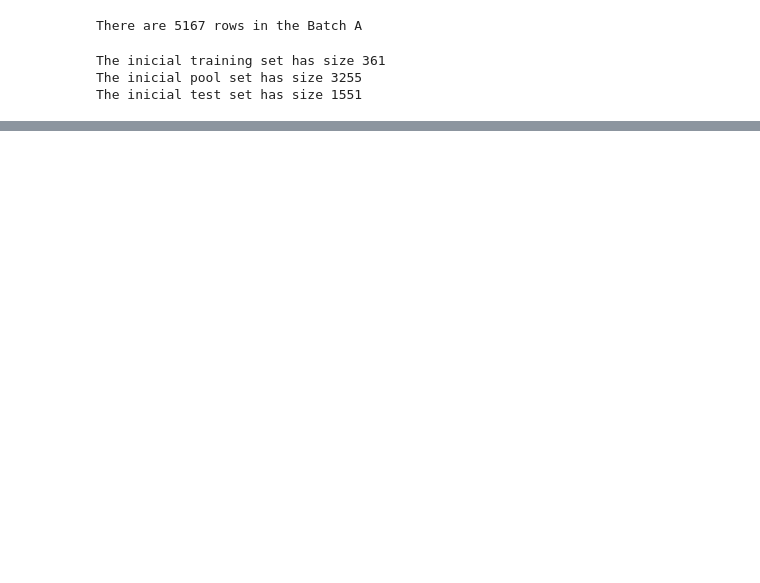
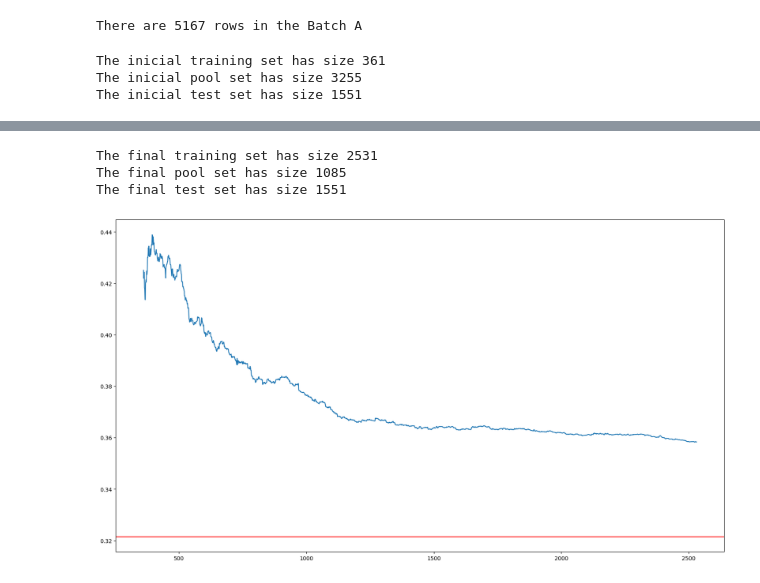
Before and after one commit to pharmbio/Thesis_ActLearn_DOP_2022, a Jupyter notebook: main/supervised_learning/active_learning_regression.ipynb, the cells around one changed output, grey strips where cells are left out. Cells and saved outputs as stored; diff of their text form; code cells hidden in the pictures; blank space fills up the shorter version.

```diff
--- a/main/supervised_learning/active_learning_regression.ipynb
+++ b/main/supervised_learning/active_learning_regression.ipynb
@@ -58,7 +59,7 @@ filtered_cell_profiler = cell_profiler[filtered_features+['Target']]
 # %%
 # Output values
 X_filtered = filtered_cell_profiler.drop(['Target'], axis = 1).to_numpy()
-y = 1000*filtered_cell_profiler.iloc[:,-1]
+y = 1000*filtered_cell_profiler.iloc[:,-1].to_numpy()
 # %%
 # Parameters for ML model
 train_size = 0.1
@@ -77,6 +78,6 @@ The inicial pool set has size 3255
 The inicial test set has size 1551
 # %%
 # Creating the best models for analysis
-best_ridge = Ridge(alpha=1.3, random_state=0)
+linear_model = Ridge(alpha=1.3, random_state=0)
 best_tree = DecisionTreeRegressor(max_depth = 5, random_state=0)
 best_ada = AdaBoostRegressor(base_estimator = best_tree, n_estimators = 100, random_state=0)
@@ -99,0 +154,16 @@ performance_history.append(model_accuracy)
+# %%
+print(f'The final training set has size {len(x_train)}')
+print(f'The final pool set has size {len(x_pool)}')
+print(f'The final test set has size {len(x_test)}')
+# %% [output]
+The final training set has size 2531
+The final pool set has size 1085
+The final test set has size 1551
+# %%
+xxx = np.arange(361, len(x_train) + 1, 1)
+fig, ax = plt.subplots(1, 1, figsize=(20,11))
+ax.plot(xxx, performance_history)#, marker = 'o', s=7, color=[.937, .275, .282], linewidth=0.8)
+plt.axhline(y = 0.3215, color='r', linestyle='-')
+plt.show()
+# %% [output]
+[figure, added]
```
Also changed, not shown: parts of 4 cells of this notebook, 6 other files.
